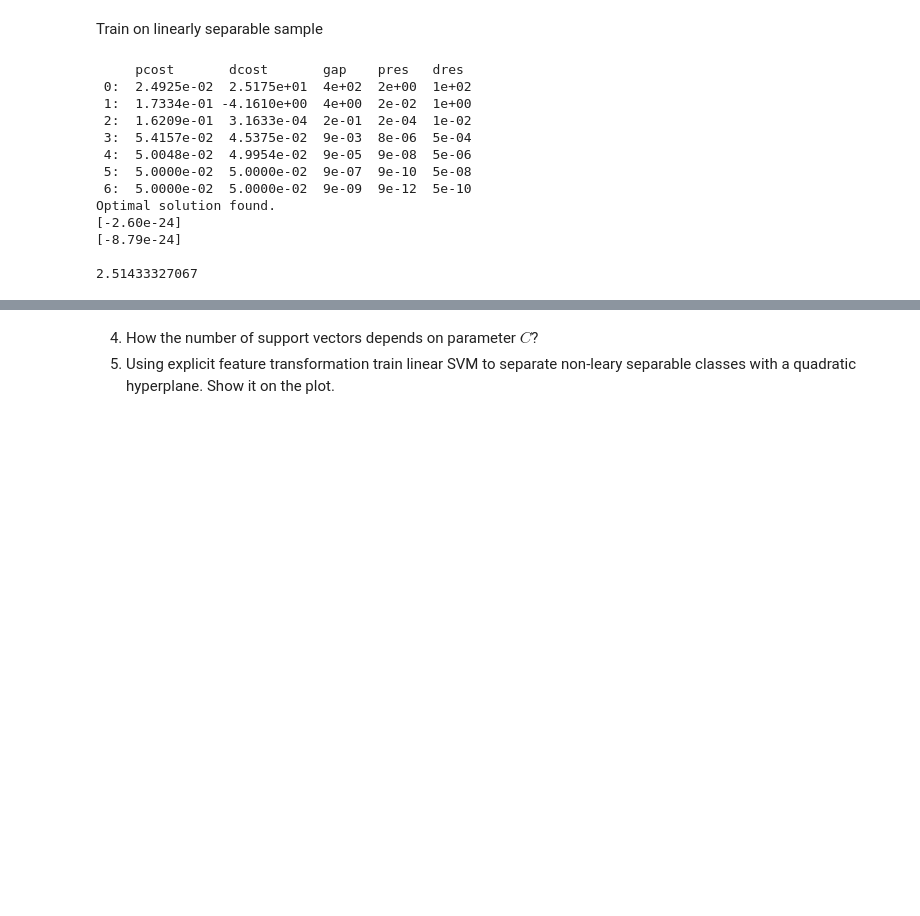
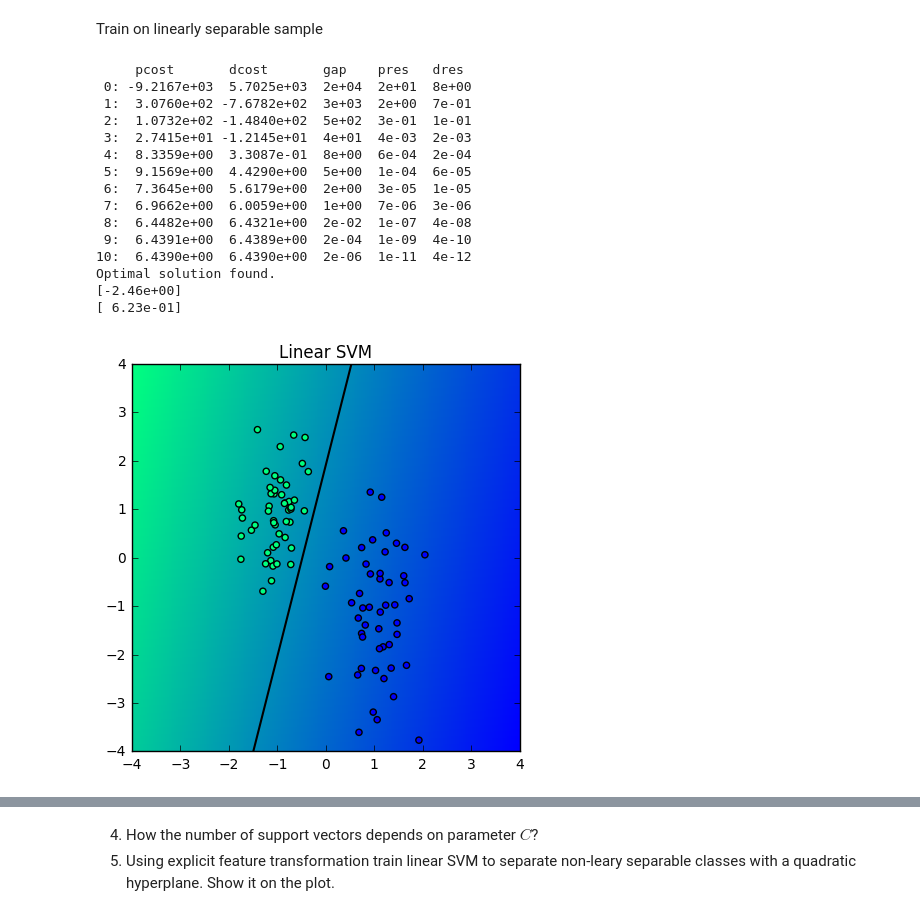
Before and after one commit to Anastasiia-Grishina/ML-DM, a Jupyter notebook: Grishina Anastasiia Lab #3 SVM (QP, Kernel trick).ipynb, the cells around one changed output, grey strips where cells are left out. Drawn from its saved outputs; the diff is of its cells as text; code cells hidden in the pictures; blank space fills up the shorter version.

Commit message:
Stopped on the hyperplanes

```diff
--- a/Grishina Anastasiia Lab #3 SVM (QP, Kernel trick).ipynb
+++ b/Grishina Anastasiia Lab #3 SVM (QP, Kernel trick).ipynb
@@ -424,22 +491,50 @@ non_sep = {'X': X, 'y' : y}
 ### 3. Test linear SVM on these samples. Draw plots with separating hyperplane, and with level lines, which constraint "street" $f(\boldsymbol x) = \pm 1$. Use different point shape or size for **support vectors**. Build classifier with different $C$
 # %% [markdown]
 Train on linearly separable sample
+# %%
+def plot_hyperplane(model, train_X_y):
+    plt.figure(figsize=(5, 5))
+    plt.scatter(train_X_y['X'][:,0], train_X_y['X'][:,1], c=train_X_y['y'], cmap='winter')
+
+    xvals = np.linspace(-4, 4, 200)
+    yvals = np.linspace(-4, 4, 200)
+
+    xx, yy = np.meshgrid(xvals, yvals)
+    prob = model.predict_proba(np.c_[xx.ravel(), yy.ravel()])
+
+    zz = np.reshape(prob, xx.shape)#[:, 1]
+#     print(zz)
+
+    # Decision rule color encoding
+    plt.pcolormesh(xx, yy, zz, cmap='winter', zorder=0)
+
+
+    # Level lines of 0.5
+    plt.contour(xx, yy, zz, levels=(0.5,), colors='k', linewidths=1.5, zorder=1)
+
+    plt.xlim([-4, 4])
+    plt.ylim([-4, 4])
+    _ = plt.title('Linear SVM')
 # %%
-model = LinearSVM ( C = 1e-3 )
-model.fit(lin_sep['X'], lin_sep['y'])
+model = LinearSVM ( C = 1e+1 )
+fit = model.fit(lin_sep['X'], lin_sep['y'])
 print( model.weights_ )
-print( model.bias_ )
+# print( model.bias_ )
+plot_hyperplane( model, lin_sep )
 # %% [output]
      pcost       dcost       gap    pres   dres
- 0:  2.4925e-02  2.5175e+01  4e+02  2e+00  1e+02
- 1:  1.7334e-01 -4.1610e+00  4e+00  2e-02  1e+00
- 2:  1.6209e-01  3.1633e-04  2e-01  2e-04  1e-02
- 3:  5.4157e-02  4.5375e-02  9e-03  8e-06  5e-04
- 4:  5.0048e-02  4.9954e-02  9e-05  9e-08  5e-06
- 5:  5.0000e-02  5.0000e-02  9e-07  9e-10  5e-08
- 6:  5.0000e-02  5.0000e-02  9e-09  9e-12  5e-10
+ 0: -9.2167e+03  5.7025e+03  2e+04  2e+01  8e+00
+ 1:  3.0760e+02 -7.6782e+02  3e+03  2e+00  7e-01
+ 2:  1.0732e+02 -1.4840e+02  5e+02  3e-01  1e-01
+ 3:  2.7415e+01 -1.2145e+01  4e+01  4e-03  2e-03
+ 4:  8.3359e+00  3.3087e-01  8e+00  6e-04  2e-04
+ 5:  9.1569e+00  4.4290e+00  5e+00  1e-04  6e-05
+ 6:  7.3645e+00  5.6179e+00  2e+00  3e-05  1e-05
+ 7:  6.9662e+00  6.0059e+00  1e+00  7e-06  3e-06
+ 8:  6.4482e+00  6.4321e+00  2e-02  1e-07  4e-08
+ 9:  6.4391e+00  6.4389e+00  2e-04  1e-09  4e-10
+10:  6.4390e+00  6.4390e+00  2e-06  1e-11  4e-12
 Optimal solution found.
-[-2.60e-24]
-[-8.79e-24]
-
-2.51433327067
+[-2.46e+00]
+[ 6.23e-01]
+[figure, added]
```
Also changed, not shown: parts of 12 cells of this notebook.
